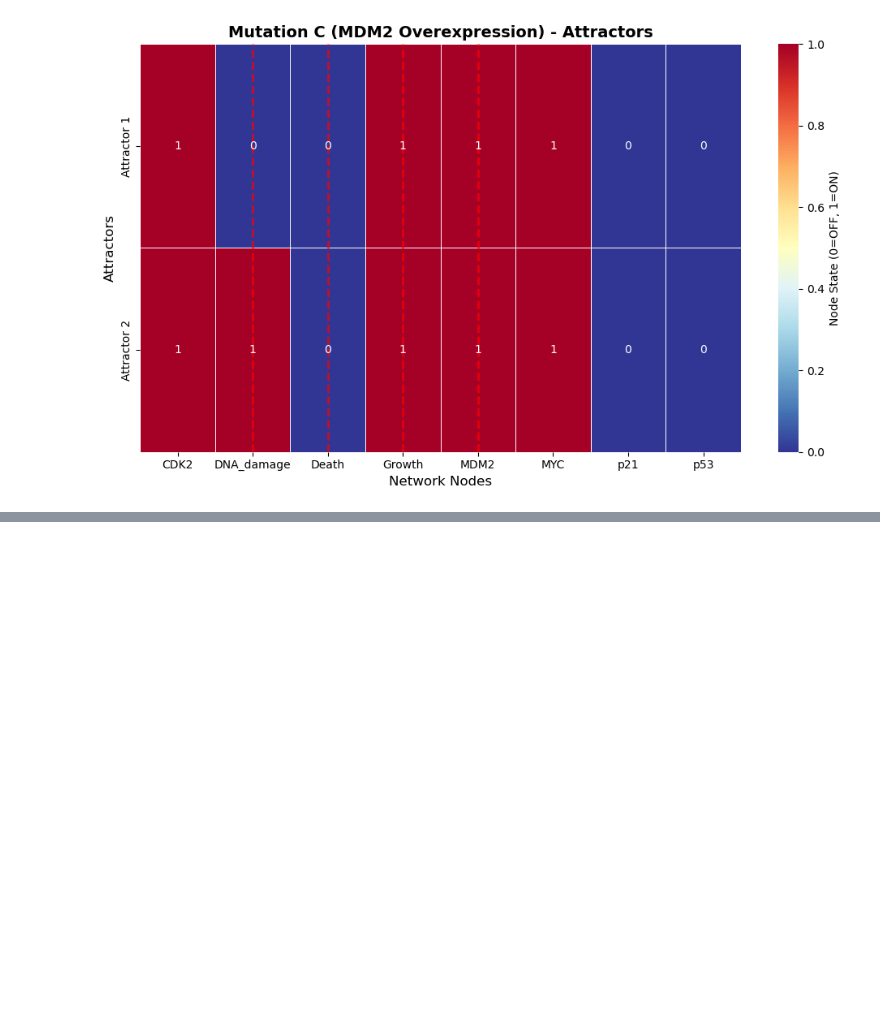
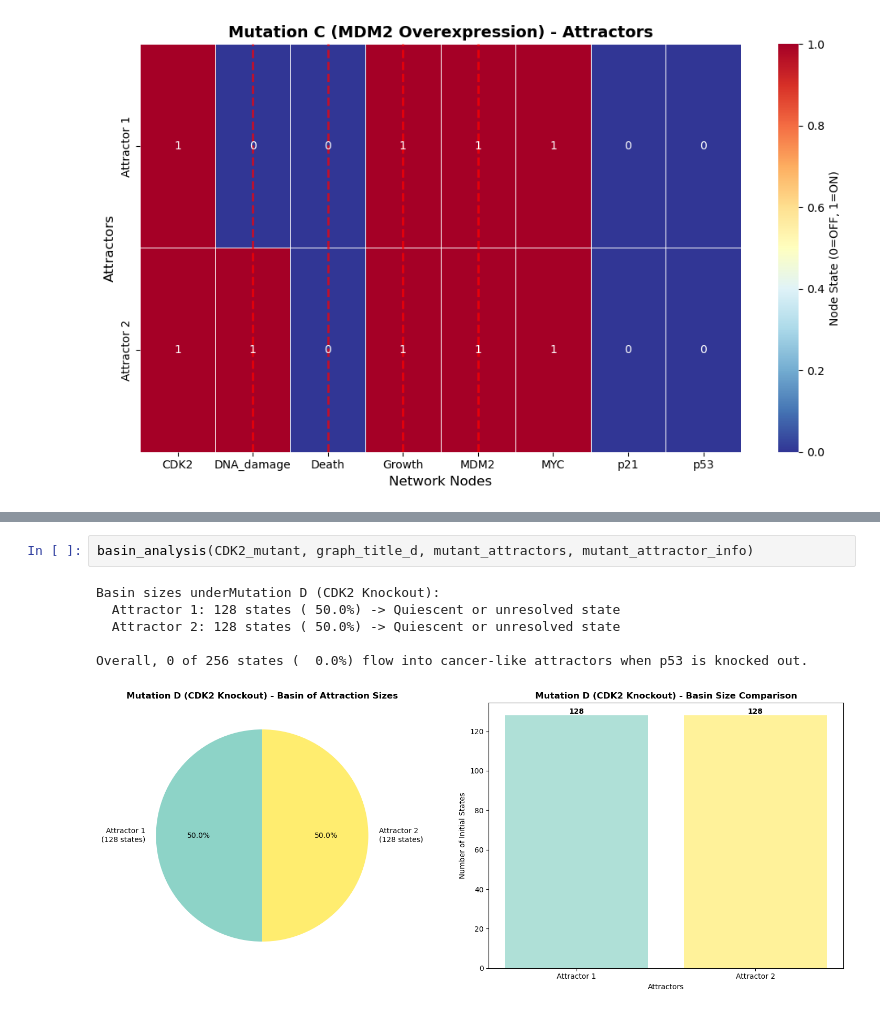
Before and after one commit to matecoco2024/bio_systems_assignements, a Jupyter notebook: assignement_3/KEN3170_BooleanModeling.ipynb, the cells around one changed output, grey strips where cells are left out. Drawn from its saved outputs; the diff is of its cells as text; blank space fills up the shorter version.

```diff
--- a/assignement_3/KEN3170_BooleanModeling.ipynb
+++ b/assignement_3/KEN3170_BooleanModeling.ipynb
@@ -964,0 +1019,9 @@ Overall, 256 of 256 states (100.0%) flow into cancer-like attractors when p53 is
+# %%
+basin_analysis(CDK2_mutant, graph_title_d, mutant_attractors, mutant_attractor_info)
+# %% [output]
+Basin sizes underMutation D (CDK2 Knockout):
+  Attractor 1: 128 states ( 50.0%) -> Quiescent or unresolved state
+  Attractor 2: 128 states ( 50.0%) -> Quiescent or unresolved state
+
+Overall, 0 of 256 states (  0.0%) flow into cancer-like attractors when p53 is knocked out.
+[figure, added]
```
Also changed, not shown: parts of 13 cells of this notebook, 1 other file.
